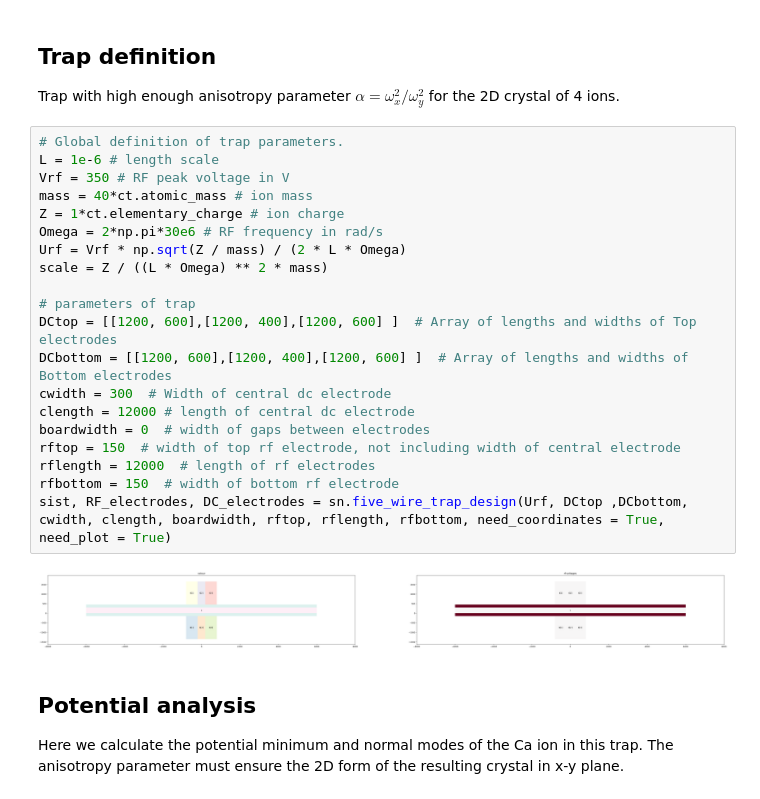
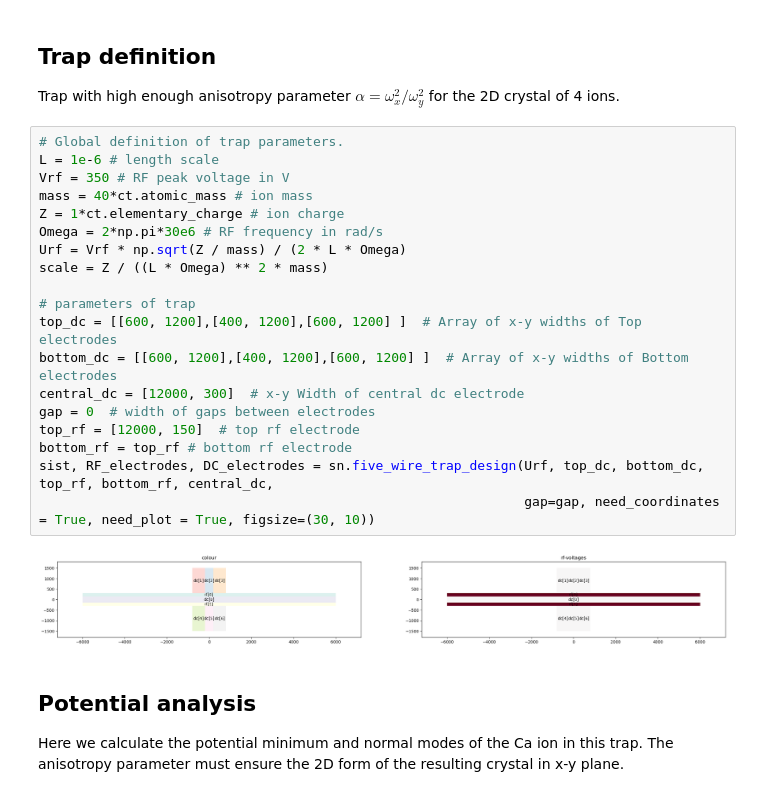
Before and after one commit to underforestaaa/Sion, a Jupyter notebook: examples/2D_crystal_modes.ipynb, the cells around one changed output. Drawn from its saved outputs; the diff is of its cells as text.

```diff
--- a/examples/2D_crystal_modes.ipynb
+++ b/examples/2D_crystal_modes.ipynb
@@ -25,25 +25,24 @@ Trap with high enough anisotropy parameter $\alpha = \omega_x^2/\omega_y^2$ for
 # %%
 # Global definition of trap parameters.
 L = 1e-6 # length scale
 Vrf = 350 # RF peak voltage in V
 mass = 40*ct.atomic_mass # ion mass
 Z = 1*ct.elementary_charge # ion charge
 Omega = 2*np.pi*30e6 # RF frequency in rad/s
 Urf = Vrf * np.sqrt(Z / mass) / (2 * L * Omega)
 scale = Z / ((L * Omega) ** 2 * mass)
 
 # parameters of trap
-DCtop = [[1200, 600],[1200, 400],[1200, 600] ]  # Array of lengths and widths of Top electrodes
-DCbottom = [[1200, 600],[1200, 400],[1200, 600] ]  # Array of lengths and widths of Bottom electrodes
-cwidth = 300  # Width of central dc electrode
-clength = 12000 # length of central dc electrode
-boardwidth = 0  # width of gaps between electrodes
-rftop = 150  # width of top rf electrode, not including width of central electrode
-rflength = 12000  # length of rf electrodes
-rfbottom = 150  # width of bottom rf electrode
-sist, RF_electrodes, DC_electrodes = sn.five_wire_trap_design(Urf, DCtop ,DCbottom, cwidth, clength, boardwidth, rftop, rflength, rfbottom, need_coordinates = True, need_plot = True)
+top_dc = [[600, 1200],[400, 1200],[600, 1200] ]  # Array of x-y widths of Top electrodes
+bottom_dc = [[600, 1200],[400, 1200],[600, 1200] ]  # Array of x-y widths of Bottom electrodes
+central_dc = [12000, 300]  # x-y Width of central dc electrode
+gap = 0  # width of gaps between electrodes
+top_rf = [12000, 150]  # top rf electrode
+bottom_rf = top_rf # bottom rf electrode
+sist, RF_electrodes, DC_electrodes = sn.five_wire_trap_design(Urf, top_dc, bottom_dc, top_rf, bottom_rf, central_dc,
+                                                              gap=gap, need_coordinates = True, need_plot = True, figsize=(30, 10))
 # %% [output]
-[figure, old version]
+[figure, new version]
 # %% [markdown]
 ## Potential analysis
 
```
Also changed, not shown: parts of 12 cells of this notebook, 36 other files.
